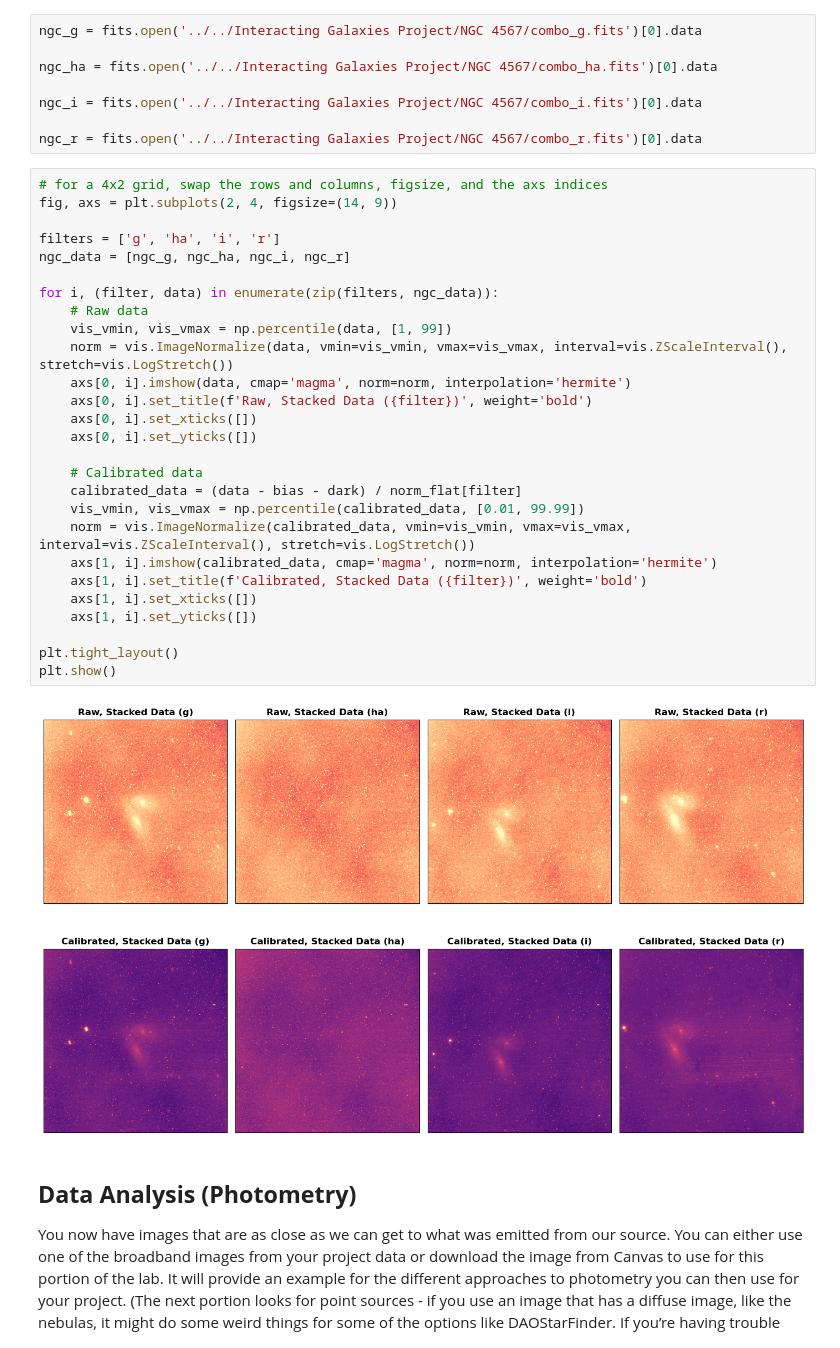
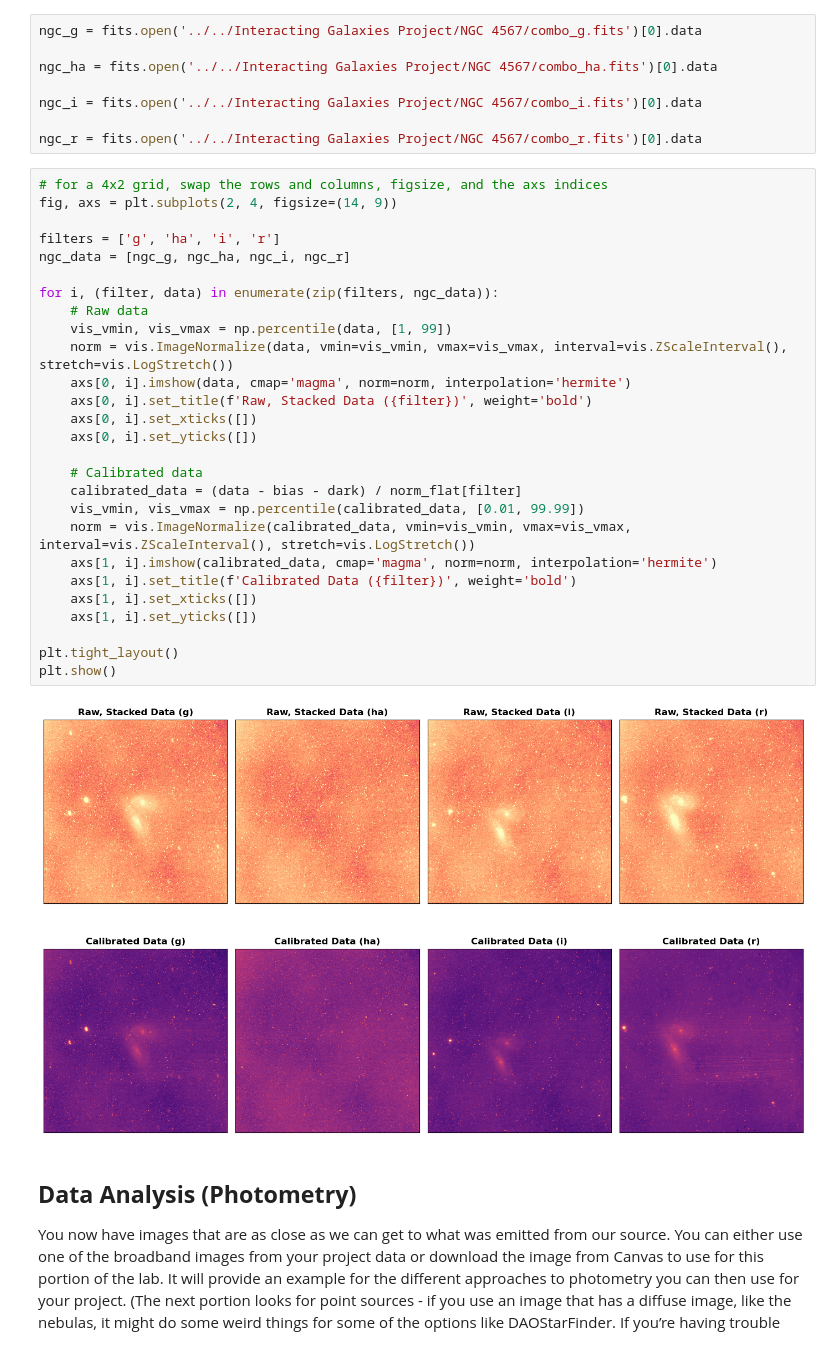
Before and after one commit to emmabacarra/Astr-480, a Jupyter notebook: Lab 4 - Data Reduction & Photometry/lab4.ipynb, the cells around one changed output. Saved outputs shown, nothing was run; the diff lists cells and outputs as text.

Commit message:
small fix for plot titles

```diff
--- a/Lab 4 - Data Reduction & Photometry/lab4.ipynb
+++ b/Lab 4 - Data Reduction & Photometry/lab4.ipynb
@@ -149,32 +149,32 @@ ngc_r = fits.open('../../Interacting Galaxies Project/NGC 4567/combo_r.fits')[0]
 # %%
 # for a 4x2 grid, swap the rows and columns, figsize, and the axs indices
 fig, axs = plt.subplots(2, 4, figsize=(14, 9))
 
 filters = ['g', 'ha', 'i', 'r']
 ngc_data = [ngc_g, ngc_ha, ngc_i, ngc_r]
 
 for i, (filter, data) in enumerate(zip(filters, ngc_data)):
     # Raw data
     vis_vmin, vis_vmax = np.percentile(data, [1, 99])
     norm = vis.ImageNormalize(data, vmin=vis_vmin, vmax=vis_vmax, interval=vis.ZScaleInterval(), stretch=vis.LogStretch())
     axs[0, i].imshow(data, cmap='magma', norm=norm, interpolation='hermite')
     axs[0, i].set_title(f'Raw, Stacked Data ({filter})', weight='bold')
     axs[0, i].set_xticks([])
     axs[0, i].set_yticks([])
 
     # Calibrated data
     calibrated_data = (data - bias - dark) / norm_flat[filter]
     vis_vmin, vis_vmax = np.percentile(calibrated_data, [0.01, 99.99])
     norm = vis.ImageNormalize(calibrated_data, vmin=vis_vmin, vmax=vis_vmax, interval=vis.ZScaleInterval(), stretch=vis.LogStretch())
     axs[1, i].imshow(calibrated_data, cmap='magma', norm=norm, interpolation='hermite')
-    axs[1, i].set_title(f'Calibrated, Stacked Data ({filter})', weight='bold')
+    axs[1, i].set_title(f'Calibrated Data ({filter})', weight='bold')
     axs[1, i].set_xticks([])
     axs[1, i].set_yticks([])
 
 plt.tight_layout()
 plt.show()
 # %% [output]
-[figure, old version]
+[figure, new version]
 # %% [markdown]
 ## <b>Data Analysis (Photometry)</b>
 
```
